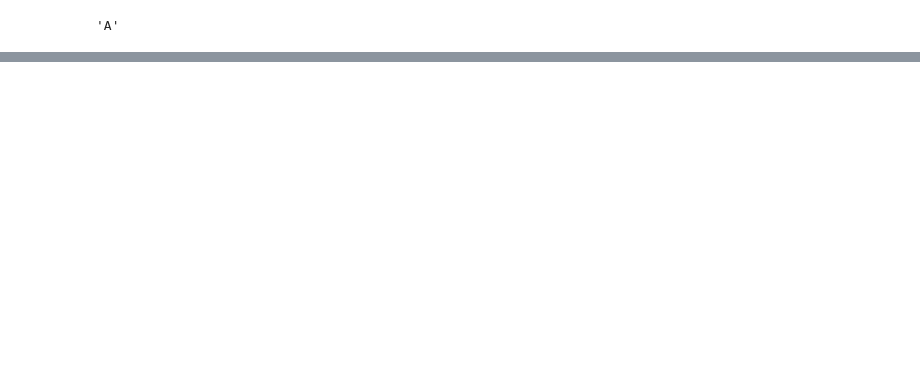
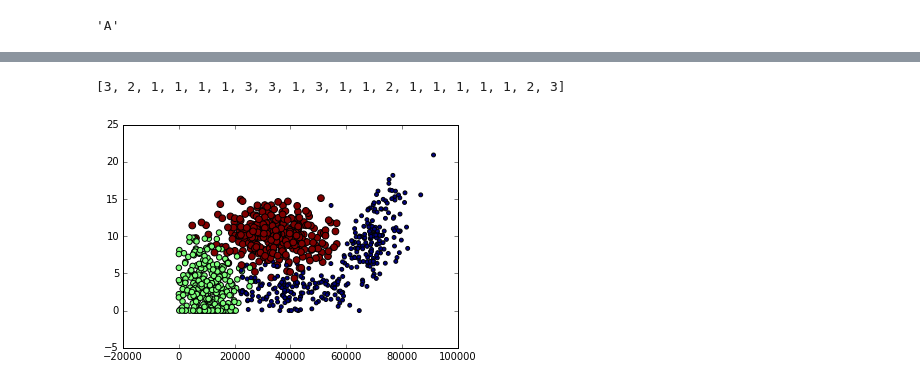
Before and after one commit to jybrave/study, a Jupyter notebook: kNN.ipynb, the cells around one changed output, grey strips where cells are left out. Cells and saved outputs as stored; diff of their text form; code cells hidden in the pictures; blank space fills up the shorter version.

```diff
--- a/kNN.ipynb
+++ b/kNN.ipynb
@@ -51,6 +54,8 @@ def file2matrix(filename):
         line = line.strip()
         listFromLine = line.split('\t')
         returnMat[index,:] = listFromLine[0:3]
-        classLabelVector.qppend(int(listFromLine[-1]))
+        classLabelVector.append(int(listFromLine[-1]))
         index += 1
     return returnMat,classLabelVector
+# %%
+datingDataMat,datingLabels = file2matrix('datingTestSet2.txt')
@@ -56,0 +72,12 @@ def file2matrix(filename):
+# %%
+datingLabels[0:20]
+# %% [output]
+[3, 2, 1, 1, 1, 1, 3, 3, 1, 3, 1, 1, 2, 1, 1, 1, 1, 1, 2, 3]
+# %%
+fig = plt.figure()
+ax =fig.add_subplot(111)
+#散点图使用datingDataMat矩阵的第二、第三列数据（个性化颜色区分类别）
+ax.scatter(datingDataMat[:,0],datingDataMat[:,1],15.0*array(datingLabels),15.0*array(datingLabels))
+plt.show()
+# %% [output]
+[figure, added]
```
Also changed, not shown: parts of 7 cells of this notebook.
